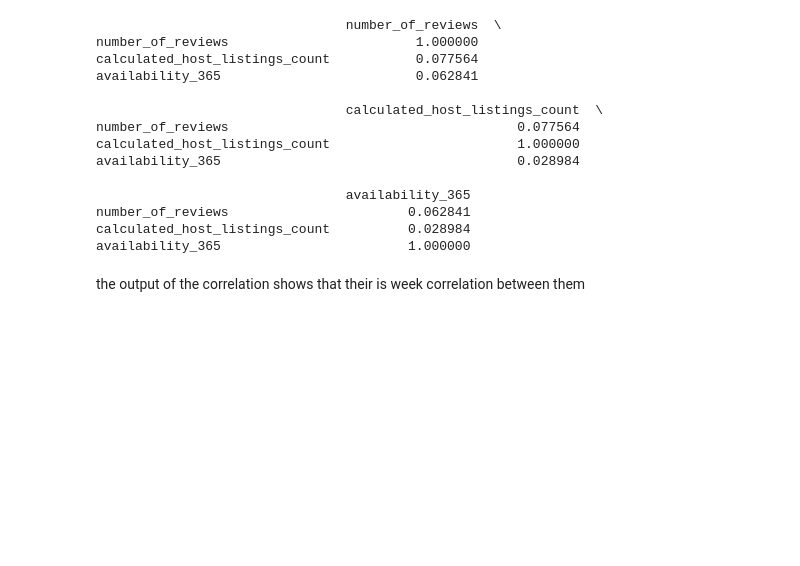
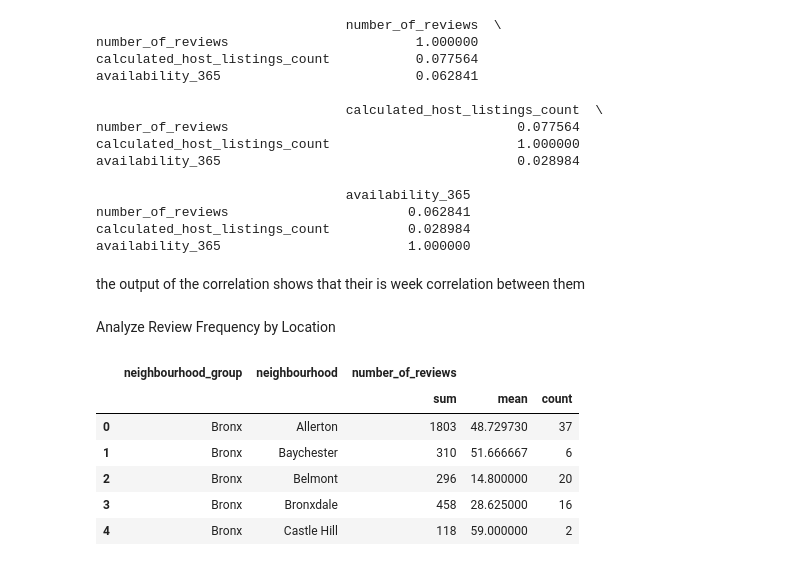
Before and after one commit to ifedolapomi/New-York-City-Airbnb, a Jupyter notebook: NY_Airbnb.ipynb, the cells around one changed output. Saved outputs shown, nothing was run; the diff lists cells and outputs as text; code cells hidden in the pictures; blank space fills up the shorter version.

```diff
--- a/NY_Airbnb.ipynb
+++ b/NY_Airbnb.ipynb
@@ -408,3 +406,16 @@ calculated_host_listings_count          0.028984
 availability_365                        1.000000
 # %% [markdown]
 the output of the correlation shows that their is week correlation between them
+# %% [markdown]
+Analyze Review Frequency by Location
+# %%
+location_review=clean_airbnb.groupby(['neighbourhood_group','neighbourhood']).agg({'number_of_reviews':['sum','mean','count']}).reset_index()
+location_review.head()
+# %% [output]
+|  | neighbourhood_group | neighbourhood | number_of_reviews |  |  |
+|  |  |  | sum | mean | count |
+| 0 | Bronx | Allerton | 1803 | 48.729730 | 37 |
+| 1 | Bronx | Baychester | 310 | 51.666667 | 6 |
+| 2 | Bronx | Belmont | 296 | 14.800000 | 20 |
+| 3 | Bronx | Bronxdale | 458 | 28.625000 | 16 |
+| 4 | Bronx | Castle Hill | 118 | 59.000000 | 2 |
```
Also changed, not shown: parts of 9 cells of this notebook.
